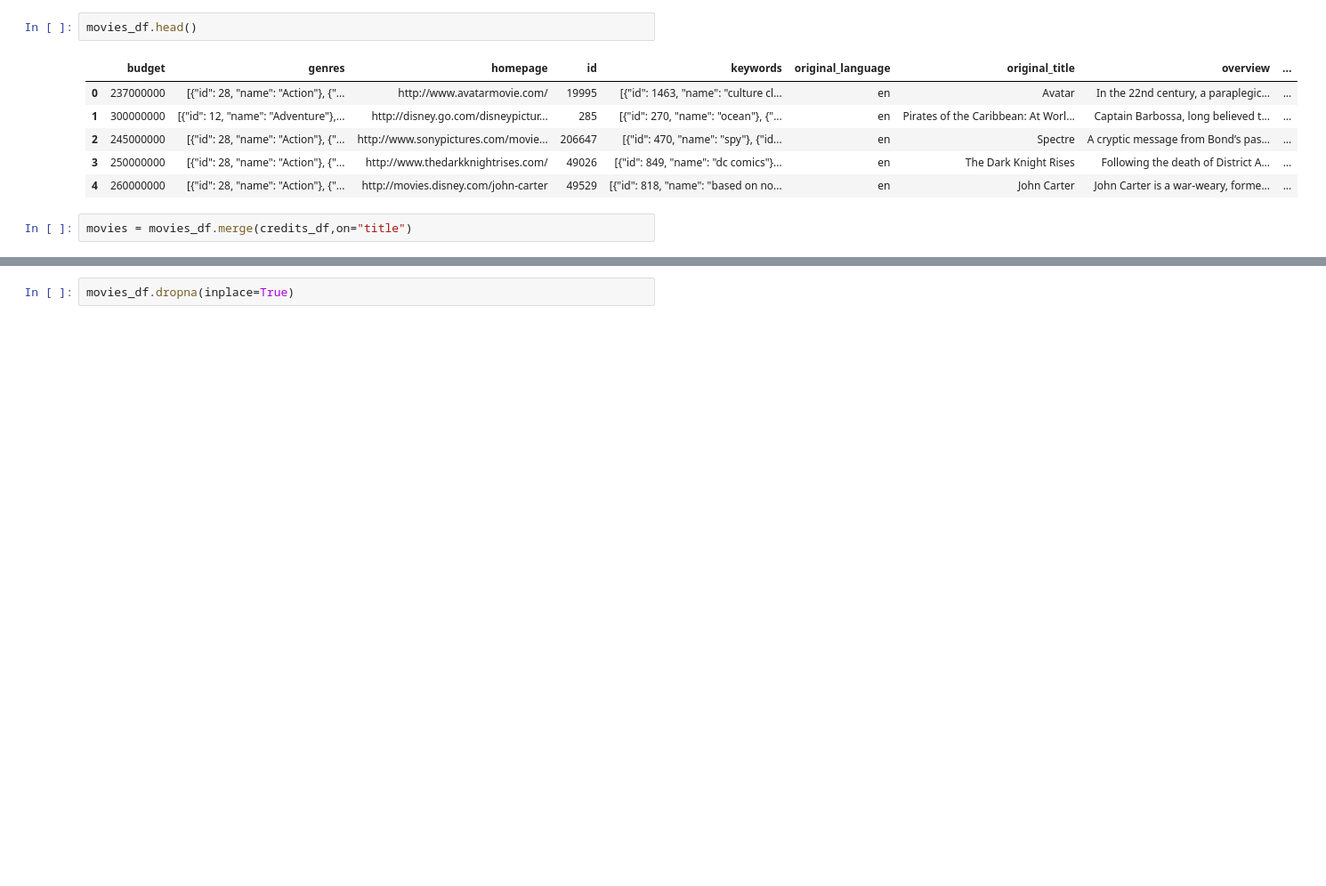
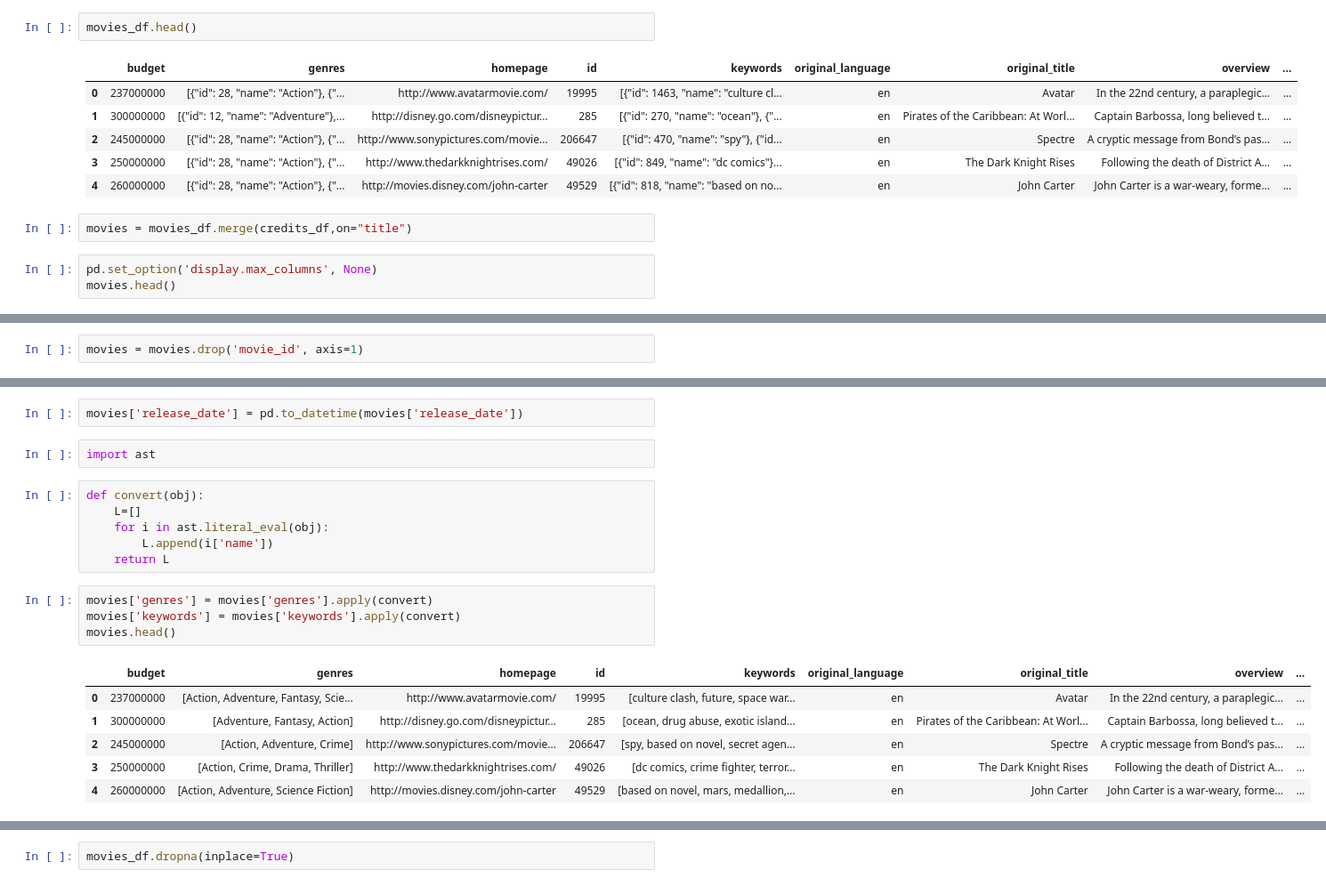
Before and after one commit to laabidihamza/Movie-plannig-remommendation, a Jupyter notebook: input.ipynb, the cells around one changed output, grey strips where cells are left out. Shown: that part at 89% size. Saved outputs shown, nothing was run; the diff lists cells and outputs as text; blank space fills up the shorter version.

```diff
--- a/project.ipynb
+++ b/input.ipynb
@@ -24,3 +24,6 @@ movies_df.head()
 | 4 | 260000000 | [{"id": 28, "name": "Action"}, {"... | http://movies.disney.com/john-carter | 49529 | [{"id": 818, "name": "based on no... | en | John Carter | John Carter is a war-weary, forme... | ... |
 # %%
 movies = movies_df.merge(credits_df,on="title")
+# %%
+pd.set_option('display.max_columns', None)
+movies.head()
@@ -26,0 +37,2 @@ movies = movies_df.merge(credits_df,on="title")
+# %%
+movies = movies.drop('movie_id', axis=1)
@@ -26,0 +63,21 @@ movies = movies_df.merge(credits_df,on="title")
+# %%
+movies['release_date'] = pd.to_datetime(movies['release_date'])
+# %%
+import ast
+# %%
+def convert(obj):
+    L=[]
+    for i in ast.literal_eval(obj):
+        L.append(i['name'])
+    return L
+# %%
+movies['genres'] = movies['genres'].apply(convert)
+movies['keywords'] = movies['keywords'].apply(convert)
+movies.head()
+# %% [output]
+|  | budget | genres | homepage | id | keywords | original_language | original_title | overview | ... |
+| 0 | 237000000 | [Action, Adventure, Fantasy, Scie... | http://www.avatarmovie.com/ | 19995 | [culture clash, future, space war... | en | Avatar | In the 22nd century, a paraplegic... | ... |
+| 1 | 300000000 | [Adventure, Fantasy, Action] | http://disney.go.com/disneypictur... | 285 | [ocean, drug abuse, exotic island... | en | Pirates of the Caribbean: At Worl... | Captain Barbossa, long believed t... | ... |
+| 2 | 245000000 | [Action, Adventure, Crime] | http://www.sonypictures.com/movie... | 206647 | [spy, based on novel, secret agen... | en | Spectre | A cryptic message from Bond’s pas... | ... |
+| 3 | 250000000 | [Action, Crime, Drama, Thriller] | http://www.thedarkknightrises.com/ | 49026 | [dc comics, crime fighter, terror... | en | The Dark Knight Rises | Following the death of District A... | ... |
+| 4 | 260000000 | [Action, Adventure, Science Fiction] | http://movies.disney.com/john-carter | 49529 | [based on novel, mars, medallion,... | en | John Carter | John Carter is a war-weary, forme... | ... |
```
Also changed, not shown: parts of 16 cells of this notebook.
